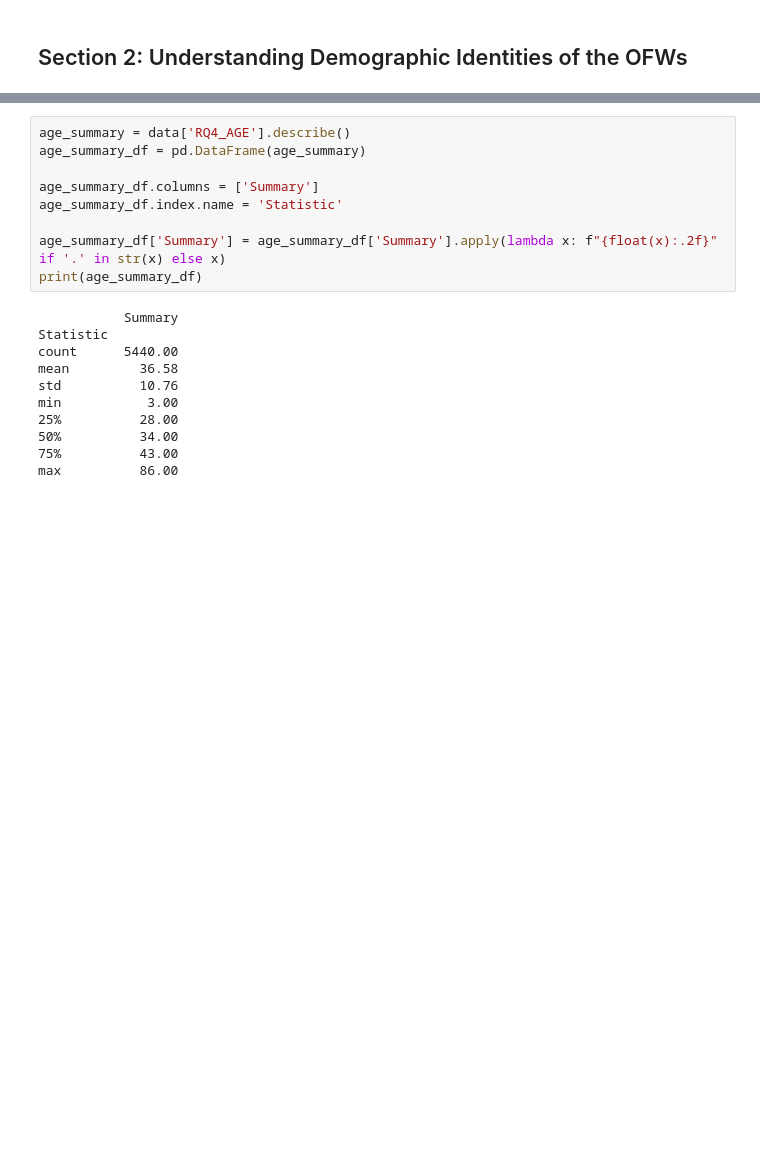
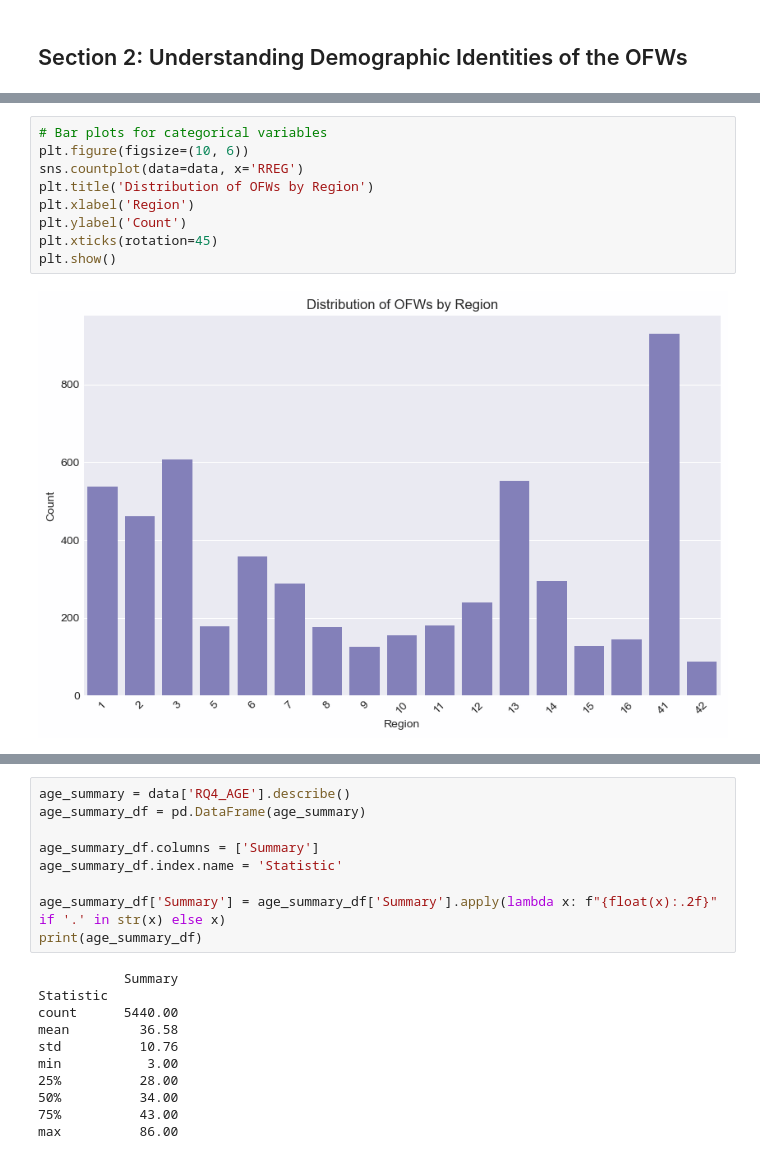
Before and after one commit to almiravelas/CSMODEL, a Jupyter notebook: Phase1.ipynb, the cells around one changed output, grey strips where cells are left out. Saved outputs shown, nothing was run; the diff lists cells and outputs as text; blank space fills up the shorter version.

```diff
--- a/Phase1.ipynb
+++ b/Phase1.ipynb
@@ -138,0 +143,11 @@ data.describe()
+# %%
+# Bar plots for categorical variables
+plt.figure(figsize=(10, 6))
+sns.countplot(data=data, x='RREG')
+plt.title('Distribution of OFWs by Region')
+plt.xlabel('Region')
+plt.ylabel('Count')
+plt.xticks(rotation=45)
+plt.show()
+# %% [output]
+[figure, added]
```
Also changed, not shown: parts of 54 cells of this notebook.
